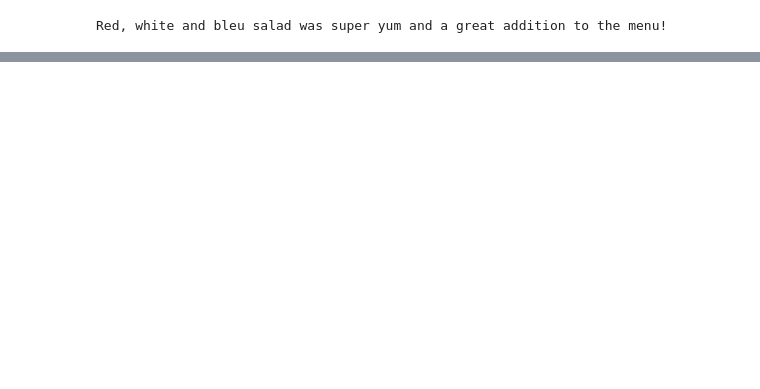
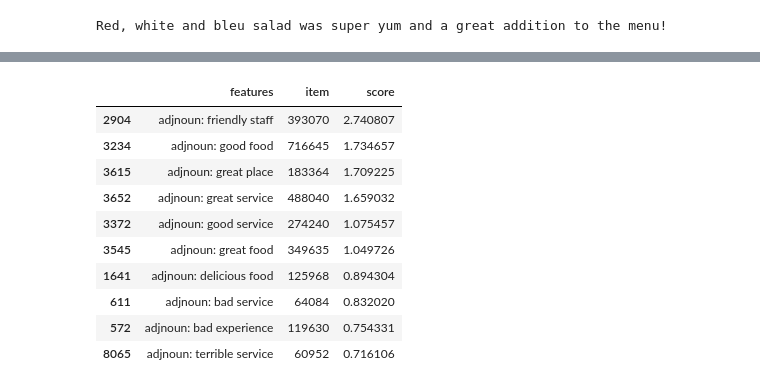
Before and after one commit to afflint/textsent, a Jupyter notebook: syntax/syntax.ipynb, the cells around one changed output, grey strips where cells are left out. Drawn from its saved outputs; the diff is of its cells as text; code cells hidden in the pictures; blank space fills up the shorter version.

```diff
--- a/syntax/syntax.ipynb
+++ b/syntax/syntax.ipynb
@@ -142,0 +597,14 @@ menu []
+# %%
+G.groupby(['features']).sum().reset_index().sort_values('score', ascending=False).head(10)
+# %% [output]
+|  | features | item | score |
+| 2904 | adjnoun: friendly staff | 393070 | 2.740807 |
+| 3234 | adjnoun: good food | 716645 | 1.734657 |
+| 3615 | adjnoun: great place | 183364 | 1.709225 |
+| 3652 | adjnoun: great service | 488040 | 1.659032 |
+| 3372 | adjnoun: good service | 274240 | 1.075457 |
+| 3545 | adjnoun: great food | 349635 | 1.049726 |
+| 1641 | adjnoun: delicious food | 125968 | 0.894304 |
+| 611 | adjnoun: bad service | 64084 | 0.832020 |
+| 572 | adjnoun: bad experience | 119630 | 0.754331 |
+| 8065 | adjnoun: terrible service | 60952 | 0.716106 |
```
Also changed, not shown: parts of 85 cells of this notebook.
